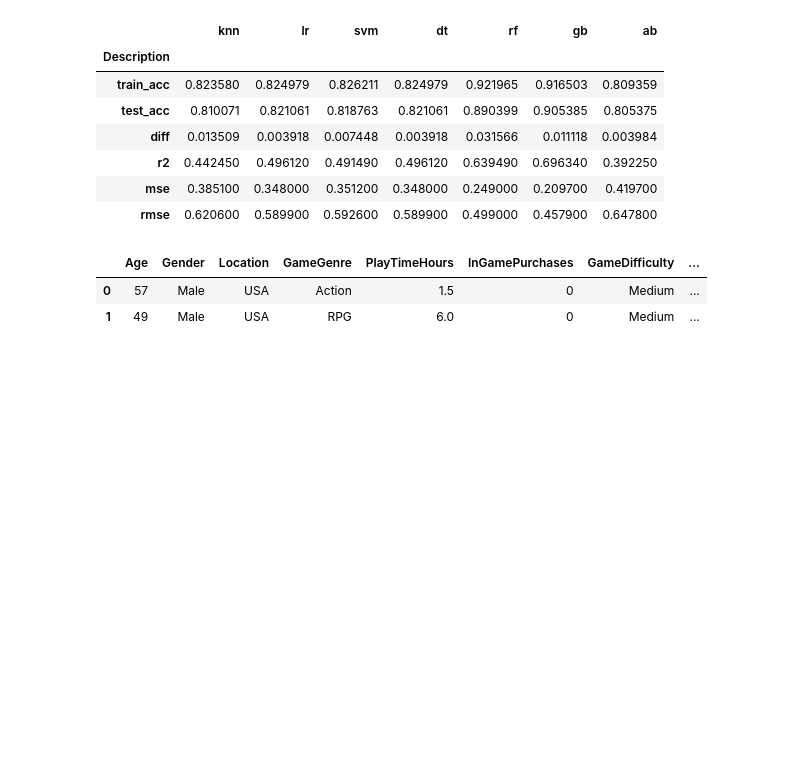
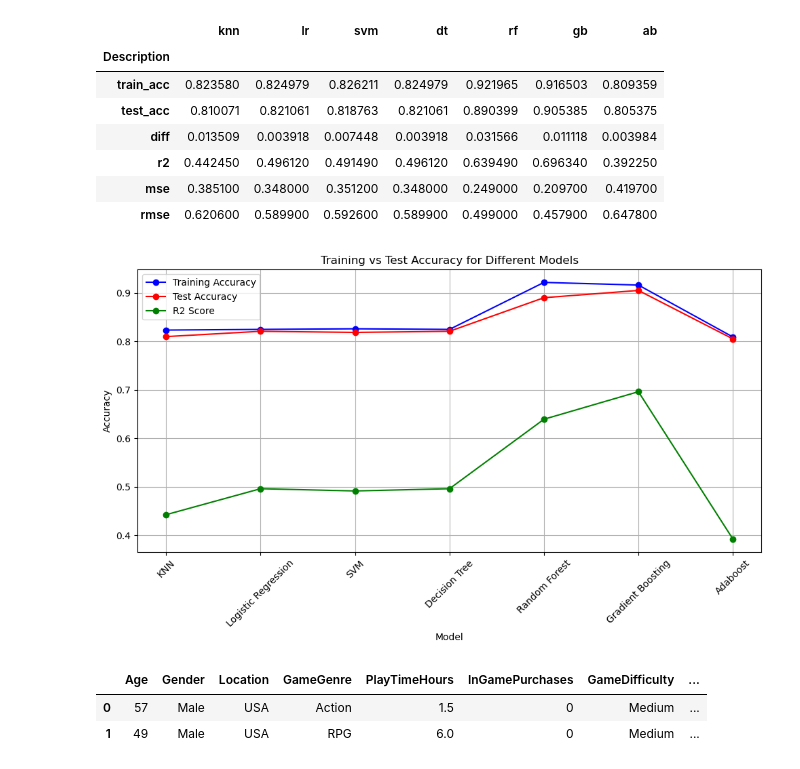
Before and after one commit to LaserLon/Project2, a Jupyter notebook: Project2/model_analysis_final.ipynb, the cells around one changed output. Drawn from its saved outputs; the diff is of its cells as text; code cells hidden in the pictures; blank space fills up the shorter version.

Commit message:
add Added some details and a graph. changed code and presentation.

```diff
--- a/Project2/model_analysis_final.ipynb
+++ b/Project2/model_analysis_final.ipynb
@@ -210,6 +210,43 @@ df_scores
 | r2 | 0.442450 | 0.496120 | 0.491490 | 0.496120 | 0.639490 | 0.696340 | 0.392250 |
 | mse | 0.385100 | 0.348000 | 0.351200 | 0.348000 | 0.249000 | 0.209700 | 0.419700 |
 | rmse | 0.620600 | 0.589900 | 0.592600 | 0.589900 | 0.499000 | 0.457900 | 0.647800 |
+# %%
+# Let's Visualize the data
+
+# Collect the data of interest
+model_names = ['KNN', 'Logistic Regression', 'SVM', 'Decision Tree', 'Random Forest', 'Gradient Boosting', 'Adaboost']
+
+# Plotting the training and test accuracy
+plt.figure(figsize=(10, 6))
+
+# Plot training accuracy
+plt.plot(model_names, df_scores.loc['train_acc'], marker='o', label='Training Accuracy', color='b')
+
+# Plot test accuracy
+plt.plot(model_names, df_scores.loc['test_acc'], marker='o', label='Test Accuracy', color='r')
+
+# Plot test accuracy
+plt.plot(model_names, df_scores.loc['r2'], marker='o', label='R2 Score', color='g')
+
+# Adding labels and title
+plt.xlabel('Model')
+plt.ylabel('Accuracy')
+plt.title('Training vs Test Accuracy for Different Models')
+
+# Rotate x-axis labels for readability
+plt.xticks(rotation=45)
+
+# Add a legend
+plt.legend()
+
+# Show grid
+plt.grid(True)
+
+# Display the plot
+plt.tight_layout()
+plt.show()
+# %% [output]
+[figure, added]
 # %%
 # Build out dataframe that model will use for predictions
 
```
Also changed, not shown: 1 other file.
